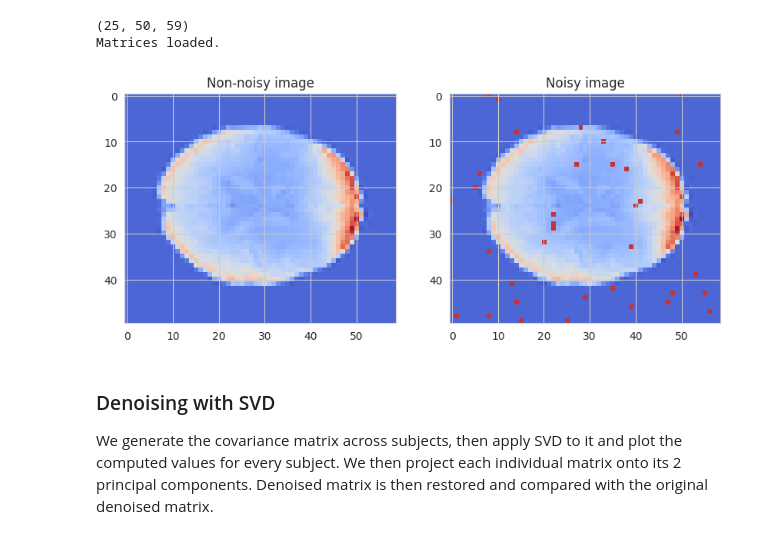
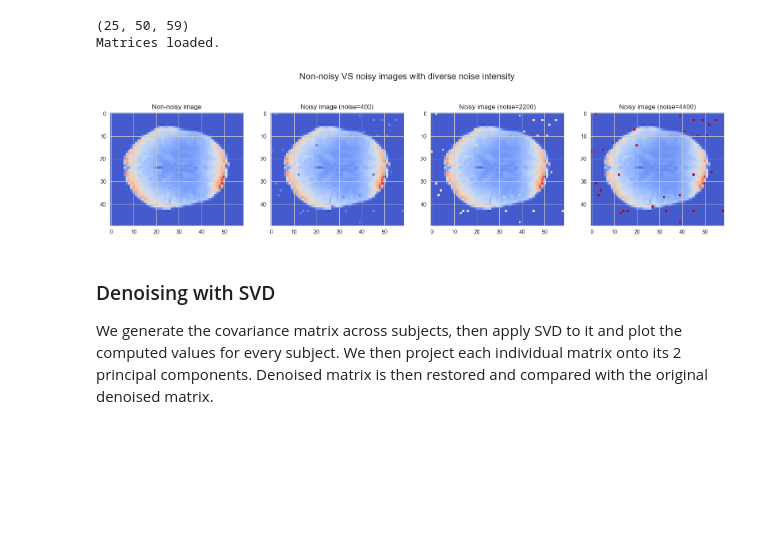
Before and after one commit to ludekcizinsky/fMRI-dimensionality-reduction, a Jupyter notebook: run.ipynb, the cells around one changed output. Cells and saved outputs as stored; diff of their text form; code cells hidden in the pictures; blank space fills up the shorter version.

```diff
--- a/run.ipynb
+++ b/run.ipynb
@@ -221,20 +231,30 @@ for k in range(N_SUBJECTS):
 # %%
 # Evaluate the result on a random subject
 subj_i = np.random.randint(0, N_SUBJECTS-1)
-fig, (ax1, ax2) = plt.subplots(1, 2, figsize=(10, 5))
+fig, axes = plt.subplots(1, 4, figsize=(20, 5))
 
 # Plot the non-noisy image
-ax1.imshow(matrices_2D[subj_i], cmap = 'coolwarm')
-ax1.set_title('Non-noisy image')
+axes[0].imshow(matrices_2D[subj_i], cmap='coolwarm')
+axes[0].set_title('Non-noisy image')
 
-# Plot the noisy image
-ax2.imshow(noisy_mats[subj_i], cmap = 'coolwarm')
-ax2.set_title('Noisy image')
+# Plot the noisy image (noise intensity of 400)
+axes[1].imshow(noisy_mats_1[subj_i], cmap='coolwarm')
+axes[1].set_title('Noisy image (noise=400)')
 
-# Adjust layout and show plots
+# Plot the noisy image (noise intensity of 2200)
+axes[2].imshow(noisy_mats_2[subj_i], cmap='coolwarm')
+axes[2].set_title('Noisy image (noise=2200)')
+
+# Plot the noisy image (noise intensity of 4400)
+axes[3].imshow(noisy_mats_3[subj_i], cmap='coolwarm')
+axes[3].set_title('Noisy image (noise=4400)')
+
+# Overall title for the panel of figures
+fig.suptitle('Non-noisy VS noisy images with diverse noise intensity', fontsize=16)
+
 plt.show()
 # %% [output]
-[figure, old version]
+[figure, new version]
 # %% [markdown]
 ### Denoising with SVD
 
```
Also changed, not shown: parts of 21 cells of this notebook, 1 other file.
